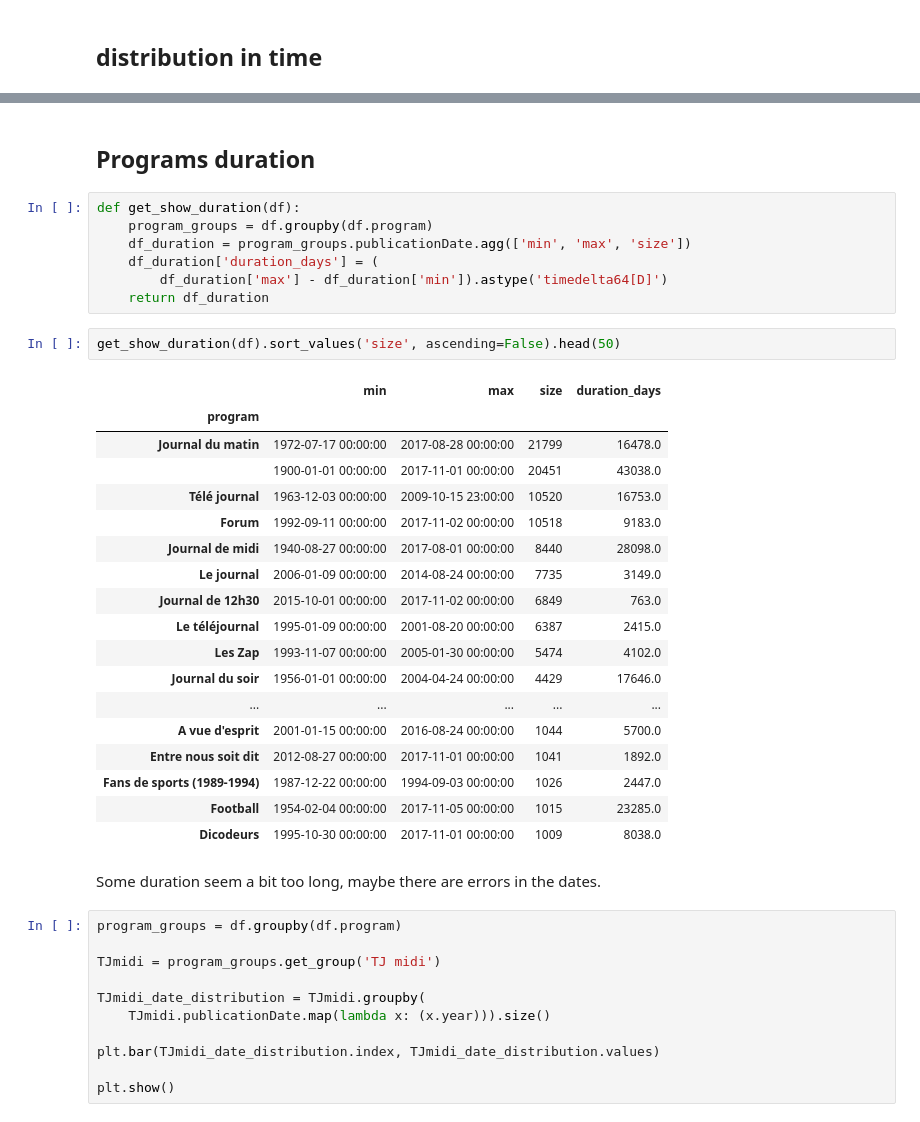
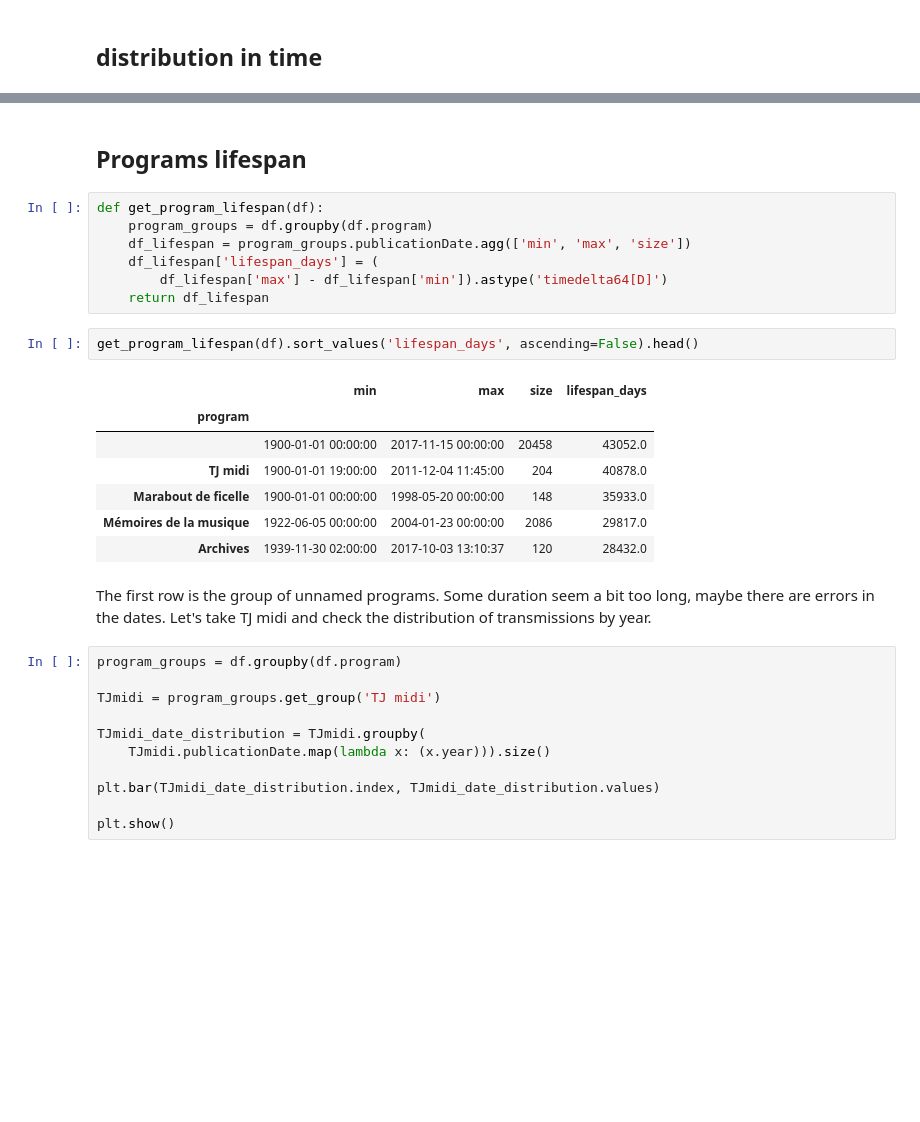
Before and after one commit to m-yaghini/ada17, a Jupyter notebook: project-master/code/data_exploration_LW.ipynb, the cells around one changed output, grey strips where cells are left out. Saved outputs shown, nothing was run; the diff lists cells and outputs as text; blank space fills up the shorter version.

```diff
--- a/project-master/code/data_exploration_LW.ipynb
+++ b/project-master/code/data_exploration_LW.ipynb
@@ -70,35 +52,24 @@ plt.show()
 # %% [markdown]
-## Programs duration
+## Programs lifespan
 # %%
-def get_show_duration(df):
+def get_program_lifespan(df):
     program_groups = df.groupby(df.program)
-    df_duration = program_groups.publicationDate.agg(['min', 'max', 'size'])
-    df_duration['duration_days'] = (
-        df_duration['max'] - df_duration['min']).astype('timedelta64[D]')
-    return df_duration
+    df_lifespan = program_groups.publicationDate.agg(['min', 'max', 'size'])
+    df_lifespan['lifespan_days'] = (
+        df_lifespan['max'] - df_lifespan['min']).astype('timedelta64[D]')
+    return df_lifespan
 # %%
-get_show_duration(df).sort_values('size', ascending=False).head(50)
+get_program_lifespan(df).sort_values('lifespan_days', ascending=False).head()
 # %% [output]
-|  | min | max | size | duration_days |
+|  | min | max | size | lifespan_days |
 | program |  |  |  |  |
-| Journal du matin | 1972-07-17 00:00:00 | 2017-08-28 00:00:00 | 21799 | 16478.0 |
-|  | 1900-01-01 00:00:00 | 2017-11-01 00:00:00 | 20451 | 43038.0 |
-| Télé journal | 1963-12-03 00:00:00 | 2009-10-15 23:00:00 | 10520 | 16753.0 |
-| Forum | 1992-09-11 00:00:00 | 2017-11-02 00:00:00 | 10518 | 9183.0 |
-| Journal de midi | 1940-08-27 00:00:00 | 2017-08-01 00:00:00 | 8440 | 28098.0 |
-| Le journal | 2006-01-09 00:00:00 | 2014-08-24 00:00:00 | 7735 | 3149.0 |
-| Journal de 12h30 | 2015-10-01 00:00:00 | 2017-11-02 00:00:00 | 6849 | 763.0 |
-| Le téléjournal | 1995-01-09 00:00:00 | 2001-08-20 00:00:00 | 6387 | 2415.0 |
-| Les Zap | 1993-11-07 00:00:00 | 2005-01-30 00:00:00 | 5474 | 4102.0 |
-| Journal du soir | 1956-01-01 00:00:00 | 2004-04-24 00:00:00 | 4429 | 17646.0 |
-| ... | ... | ... | ... | ... |
-| A vue d'esprit | 2001-01-15 00:00:00 | 2016-08-24 00:00:00 | 1044 | 5700.0 |
-| Entre nous soit dit | 2012-08-27 00:00:00 | 2017-11-01 00:00:00 | 1041 | 1892.0 |
-| Fans de sports (1989-1994) | 1987-12-22 00:00:00 | 1994-09-03 00:00:00 | 1026 | 2447.0 |
-| Football | 1954-02-04 00:00:00 | 2017-11-05 00:00:00 | 1015 | 23285.0 |
-| Dicodeurs | 1995-10-30 00:00:00 | 2017-11-01 00:00:00 | 1009 | 8038.0 |
+|  | 1900-01-01 00:00:00 | 2017-11-15 00:00:00 | 20458 | 43052.0 |
+| TJ midi | 1900-01-01 19:00:00 | 2011-12-04 11:45:00 | 204 | 40878.0 |
+| Marabout de ficelle | 1900-01-01 00:00:00 | 1998-05-20 00:00:00 | 148 | 35933.0 |
+| Mémoires de la musique | 1922-06-05 00:00:00 | 2004-01-23 00:00:00 | 2086 | 29817.0 |
+| Archives | 1939-11-30 02:00:00 | 2017-10-03 13:10:37 | 120 | 28432.0 |
 # %% [markdown]
-Some duration seem a bit too long, maybe there are errors in the dates.
+The first row is the group of unnamed programs. Some duration seem a bit too long, maybe there are errors in the dates. Let's take TJ midi and check the distribution of transmissions by year.
 # %%
 program_groups = df.groupby(df.program)
 
```
Also changed, not shown: parts of 50 cells of this notebook, 2 other files.
